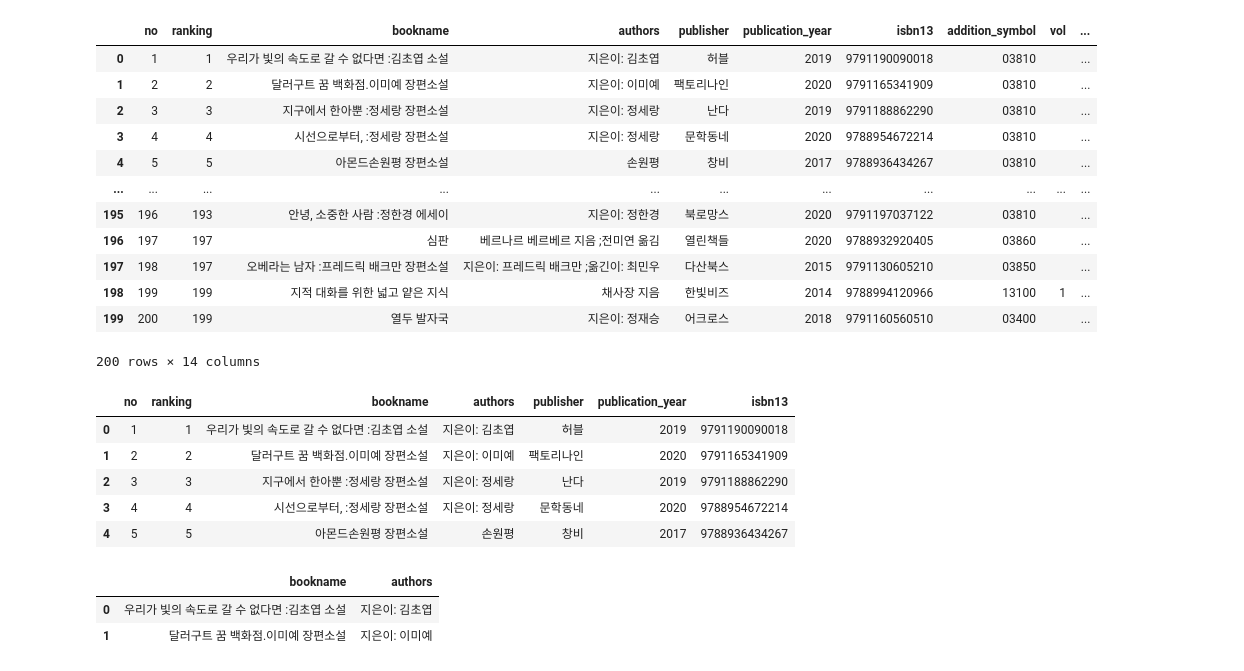
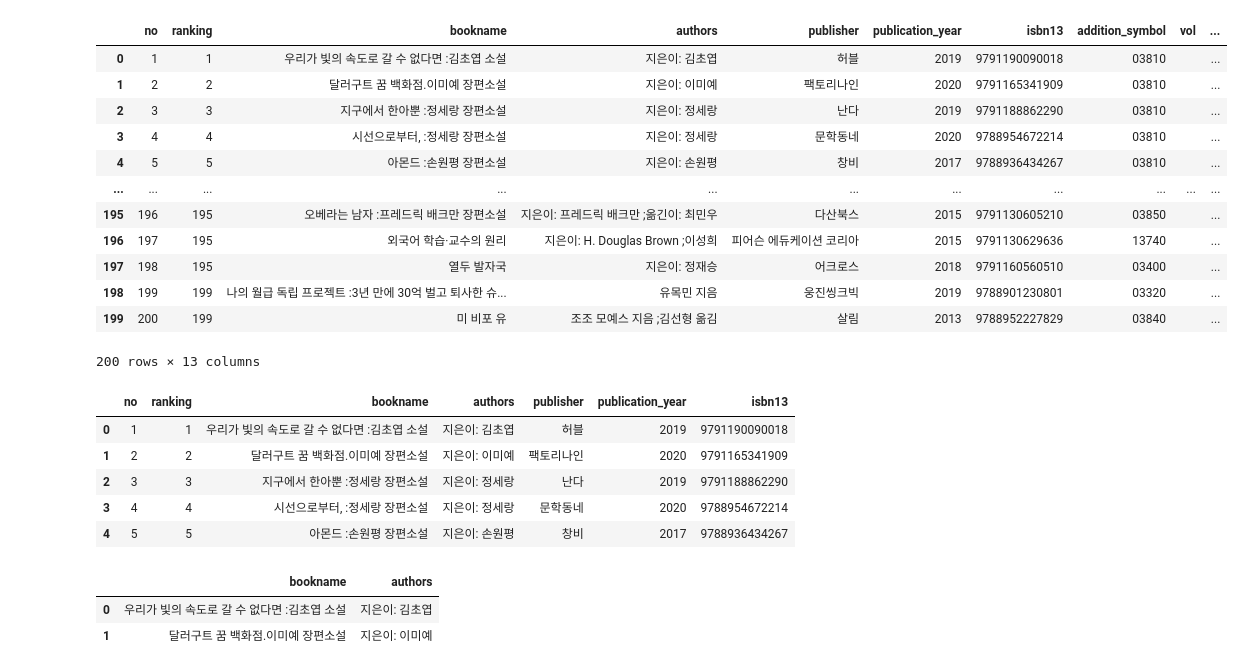
Before and after one commit to levhyun/MachineLearningInSchool, a Jupyter notebook: 2023.03.21/2023_03_21.ipynb, the cells around one changed output. Cells and saved outputs as stored; diff of their text form; code cells hidden in the pictures.

```diff
--- a/2023.03.21/2023_03_21.ipynb
+++ b/2023.03.21/2023_03_21.ipynb
@@ -15,21 +12,21 @@ To: /content/20s_best_book_2.json
 # %%
 import pandas as pd
-books_df = pd.read_json("20s_best_book_2.json")
+books_df = pd.read_json("20s_best_book.json")
 books_df
 # %% [output]
 |  | no | ranking | bookname | authors | publisher | publication_year | isbn13 | addition_symbol | vol | ... |
 | 0 | 1 | 1 | 우리가 빛의 속도로 갈 수 없다면 :김초엽 소설 | 지은이: 김초엽 | 허블 | 2019 | 9791190090018 | 03810 |  | ... |
 | 1 | 2 | 2 | 달러구트 꿈 백화점.이미예 장편소설 | 지은이: 이미예 | 팩토리나인 | 2020 | 9791165341909 | 03810 |  | ... |
 | 2 | 3 | 3 | 지구에서 한아뿐 :정세랑 장편소설 | 지은이: 정세랑 | 난다 | 2019 | 9791188862290 | 03810 |  | ... |
 | 3 | 4 | 4 | 시선으로부터, :정세랑 장편소설 | 지은이: 정세랑 | 문학동네 | 2020 | 9788954672214 | 03810 |  | ... |
-| 4 | 5 | 5 | 아몬드손원평 장편소설 | 손원평 | 창비 | 2017 | 9788936434267 | 03810 |  | ... |
+| 4 | 5 | 5 | 아몬드 :손원평 장편소설 | 지은이: 손원평 | 창비 | 2017 | 9788936434267 | 03810 |  | ... |
 | ... | ... | ... | ... | ... | ... | ... | ... | ... | ... | ... |
-| 195 | 196 | 193 | 안녕, 소중한 사람 :정한경 에세이 | 지은이: 정한경 | 북로망스 | 2020 | 9791197037122 | 03810 |  | ... |
-| 196 | 197 | 197 | 심판 | 베르나르 베르베르 지음 ;전미연 옮김 | 열린책들 | 2020 | 9788932920405 | 03860 |  | ... |
-| 197 | 198 | 197 | 오베라는 남자 :프레드릭 배크만 장편소설 | 지은이: 프레드릭 배크만 ;옮긴이: 최민우 | 다산북스 | 2015 | 9791130605210 | 03850 |  | ... |
-| 198 | 199 | 199 | 지적 대화를 위한 넓고 얕은 지식 | 채사장 지음 | 한빛비즈 | 2014 | 9788994120966 | 13100 | 1 | ... |
-| 199 | 200 | 199 | 열두 발자국 | 지은이: 정재승 | 어크로스 | 2018 | 9791160560510 | 03400 |  | ... |
+| 195 | 196 | 195 | 오베라는 남자 :프레드릭 배크만 장편소설 | 지은이: 프레드릭 배크만 ;옮긴이: 최민우 | 다산북스 | 2015 | 9791130605210 | 03850 |  | ... |
+| 196 | 197 | 195 | 외국어 학습·교수의 원리 | 지은이: H. Douglas Brown ;이성희 | 피어슨 에듀케이션 코리아 | 2015 | 9791130629636 | 13740 |  | ... |
+| 197 | 198 | 195 | 열두 발자국 | 지은이: 정재승 | 어크로스 | 2018 | 9791160560510 | 03400 |  | ... |
+| 198 | 199 | 199 | 나의 월급 독립 프로젝트 :3년 만에 30억 벌고 퇴사한 슈... | 유목민 지음 | 웅진씽크빅 | 2019 | 9788901230801 | 03320 |  | ... |
+| 199 | 200 | 199 | 미 비포 유 | 조조 모예스 지음 ;김선형 옮김 | 살림 | 2013 | 9788952227829 | 03840 |  | ... |
-200 rows × 14 columns
+200 rows × 13 columns
 # %%
 books = books_df[['no', 'ranking', 'bookname', 'authors', 'publisher', 'publication_year', 'isbn13']]
 books.head()
@@ -39,7 +36,7 @@ books.head()
 | 1 | 2 | 2 | 달러구트 꿈 백화점.이미예 장편소설 | 지은이: 이미예 | 팩토리나인 | 2020 | 9791165341909 |
 | 2 | 3 | 3 | 지구에서 한아뿐 :정세랑 장편소설 | 지은이: 정세랑 | 난다 | 2019 | 9791188862290 |
 | 3 | 4 | 4 | 시선으로부터, :정세랑 장편소설 | 지은이: 정세랑 | 문학동네 | 2020 | 9788954672214 |
-| 4 | 5 | 5 | 아몬드손원평 장편소설 | 손원평 | 창비 | 2017 | 9788936434267 |
+| 4 | 5 | 5 | 아몬드 :손원평 장편소설 | 지은이: 손원평 | 창비 | 2017 | 9788936434267 |
 # %%
 books_df.loc[[0,1], ['bookname', 'authors']]
 # %% [output]
```
Also changed, not shown: parts of 11 cells of this notebook.
